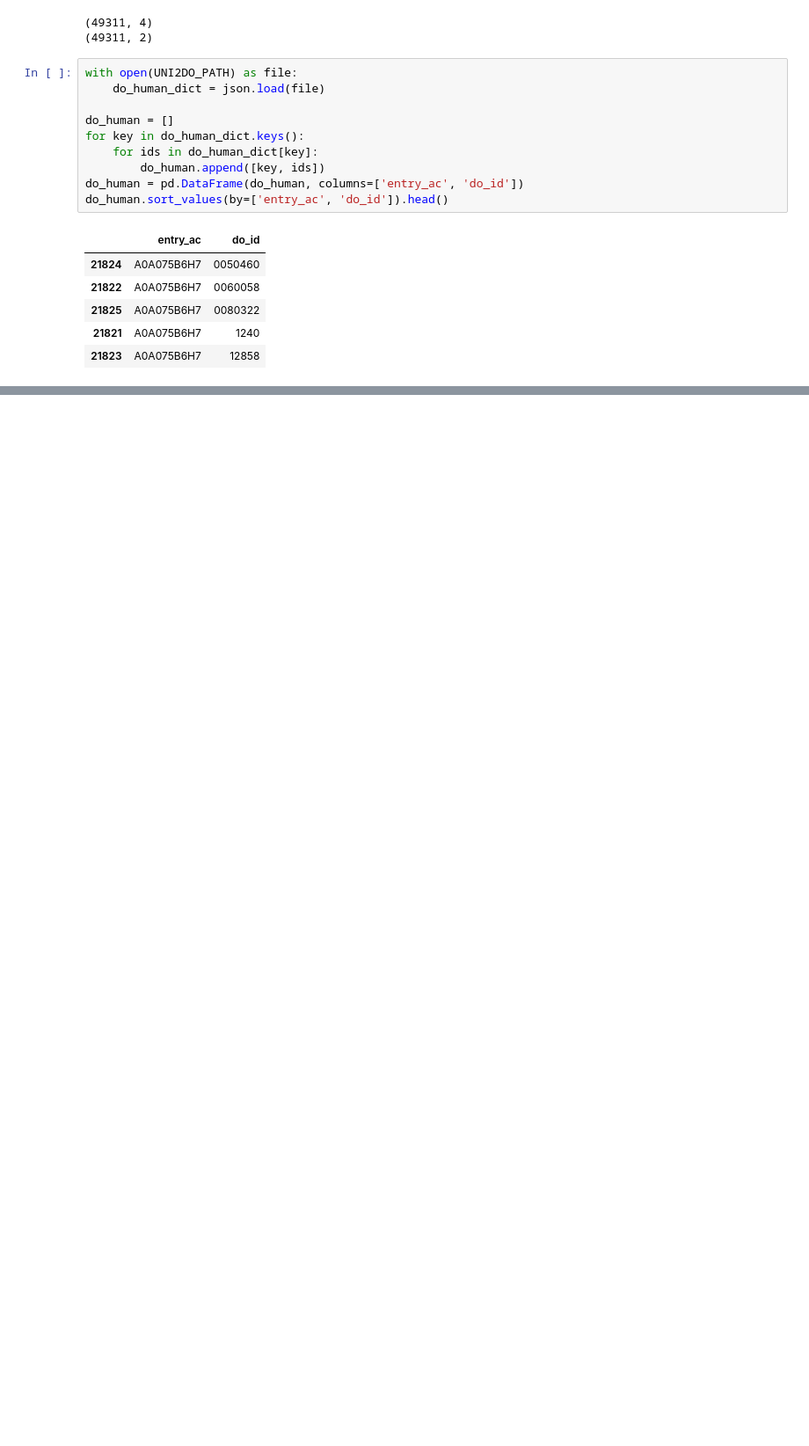
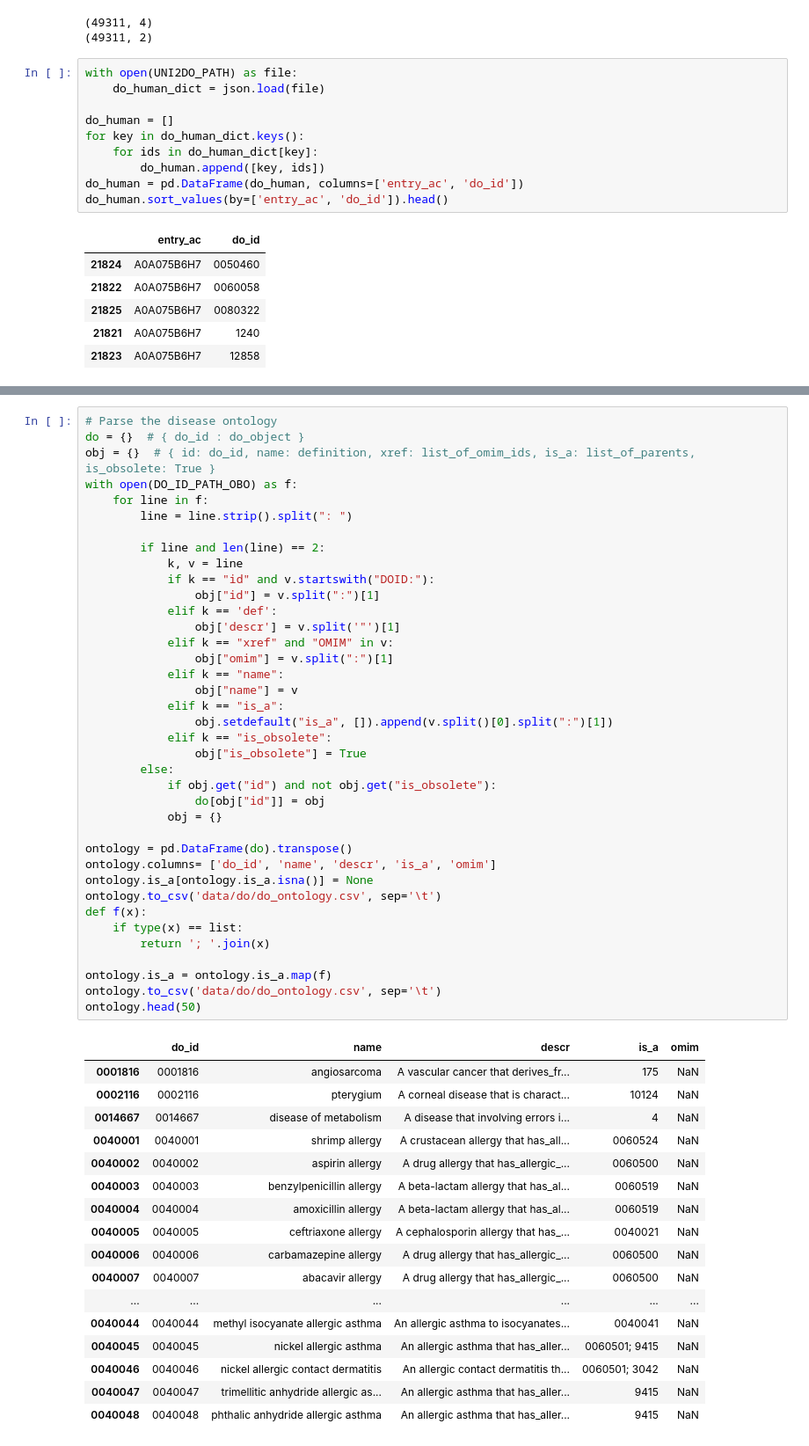
Before and after one commit to damiclem/proteincake, a Jupyter notebook: DO_functions.ipynb, the cells around one changed output, grey strips where cells are left out. Shown: that part at 88% size. Cells and saved outputs as stored; diff of their text form; blank space fills up the shorter version.

```diff
--- a/DO_functions.ipynb
+++ b/DO_functions.ipynb
@@ -130,0 +130,56 @@ do_human.sort_values(by=['entry_ac', 'do_id']).head()
+# %%
+# Parse the disease ontology
+do = {}  # { do_id : do_object }
+obj = {}  # { id: do_id, name: definition, xref: list_of_omim_ids, is_a: list_of_parents, is_obsolete: True }
+with open(DO_ID_PATH_OBO) as f:
+    for line in f:
+        line = line.strip().split(": ")
+
+        if line and len(line) == 2:
+            k, v = line
+            if k == "id" and v.startswith("DOID:"):
+                obj["id"] = v.split(":")[1]
+            elif k == 'def':
+                obj['descr'] = v.split('"')[1]
+            elif k == "xref" and "OMIM" in v:
+                obj["omim"] = v.split(":")[1]
+            elif k == "name":
+                obj["name"] = v
+            elif k == "is_a":
+                obj.setdefault("is_a", []).append(v.split()[0].split(":")[1])
+            elif k == "is_obsolete":
+                obj["is_obsolete"] = True
+        else:
+            if obj.get("id") and not obj.get("is_obsolete"):
+                do[obj["id"]] = obj
+            obj = {}
+
+ontology = pd.DataFrame(do).transpose()
+ontology.columns= ['do_id', 'name', 'descr', 'is_a', 'omim']
+ontology.is_a[ontology.is_a.isna()] = None
+ontology.to_csv('data/do/do_ontology.csv', sep='\t')
+def f(x):
+    if type(x) == list:
+        return '; '.join(x)
+
+ontology.is_a = ontology.is_a.map(f)
+ontology.to_csv('data/do/do_ontology.csv', sep='\t')
+ontology.head(50)
+# %% [output]
+|  | do_id | name | descr | is_a | omim |
+| 0001816 | 0001816 | angiosarcoma | A vascular cancer that derives_fr... | 175 | NaN |
+| 0002116 | 0002116 | pterygium | A corneal disease that is charact... | 10124 | NaN |
+| 0014667 | 0014667 | disease of metabolism | A disease that involving errors i... | 4 | NaN |
+| 0040001 | 0040001 | shrimp allergy | A crustacean allergy that has_all... | 0060524 | NaN |
+| 0040002 | 0040002 | aspirin allergy | A drug allergy that has_allergic_... | 0060500 | NaN |
+| 0040003 | 0040003 | benzylpenicillin allergy | A beta-lactam allergy that has_al... | 0060519 | NaN |
+| 0040004 | 0040004 | amoxicillin allergy | A beta-lactam allergy that has_al... | 0060519 | NaN |
+| 0040005 | 0040005 | ceftriaxone allergy | A cephalosporin allergy that has_... | 0040021 | NaN |
+| 0040006 | 0040006 | carbamazepine allergy | A drug allergy that has_allergic_... | 0060500 | NaN |
+| 0040007 | 0040007 | abacavir allergy | A drug allergy that has_allergic_... | 0060500 | NaN |
+| ... | ... | ... | ... | ... | ... |
+| 0040044 | 0040044 | methyl isocyanate allergic asthma | An allergic asthma to isocyanates... | 0040041 | NaN |
+| 0040045 | 0040045 | nickel allergic asthma | An allergic asthma that has_aller... | 0060501; 9415 | NaN |
+| 0040046 | 0040046 | nickel allergic contact dermatitis | An allergic contact dermatitis th... | 0060501; 3042 | NaN |
+| 0040047 | 0040047 | trimellitic anhydride allergic as... | An allergic asthma that has_aller... | 9415 | NaN |
+| 0040048 | 0040048 | phthalic anhydride allergic asthma | An allergic asthma that has_aller... | 9415 | NaN |
```
Also changed, not shown: parts of 14 cells of this notebook, 4 other files.
